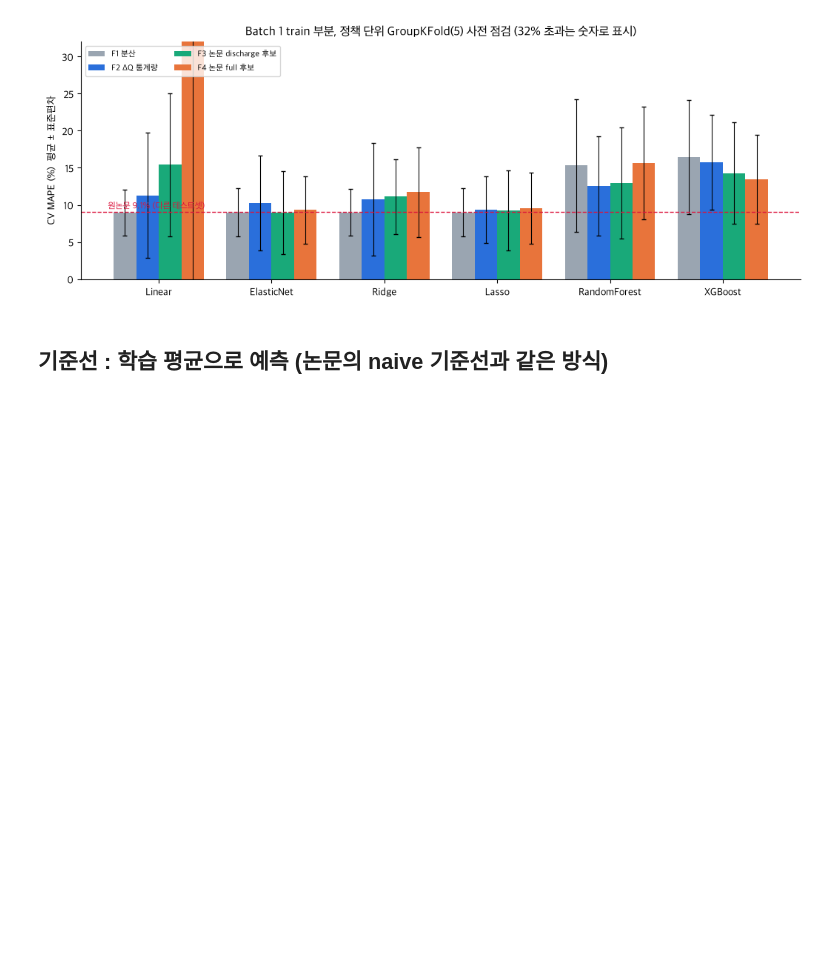
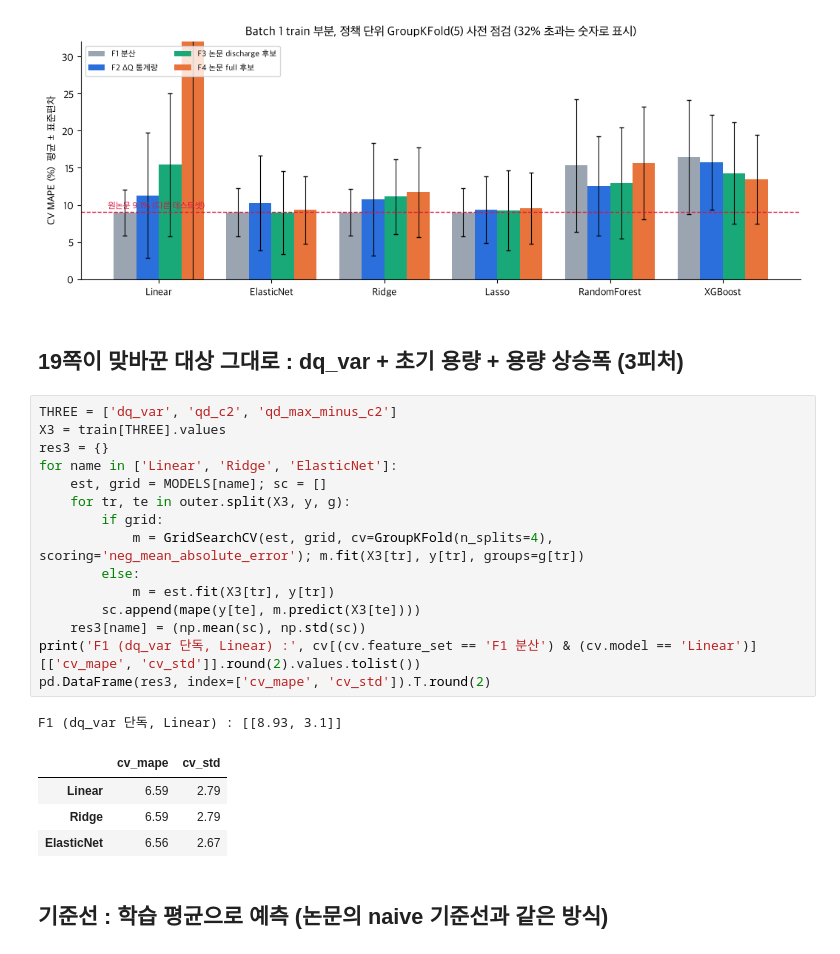
Before and after one commit to 97-99-02/ess-battery-project, a Jupyter notebook: notebooks/02_feature_engineering.ipynb, the cells around one changed output. Cells and saved outputs as stored; diff of their text form; blank space fills up the shorter version.

```diff
--- a/notebooks/02_feature_engineering.ipynb
+++ b/notebooks/02_feature_engineering.ipynb
@@ -128,6 +128,29 @@ plt.tight_layout(); plt.savefig(f'{FIG}/prelim_cv.png', bbox_inches='tight'); pl
 cv.round(2).to_csv('../results/prelim_cv.csv', index=False)
 # %% [output]
 [figure]
+# %% [markdown]
+## 19쪽이 맞바꾼 대상 그대로 : dq_var + 초기 용량 + 용량 상승폭 (3피처)
+# %%
+THREE = ['dq_var', 'qd_c2', 'qd_max_minus_c2']
+X3 = train[THREE].values
+res3 = {}
+for name in ['Linear', 'Ridge', 'ElasticNet']:
+    est, grid = MODELS[name]; sc = []
+    for tr, te in outer.split(X3, y, g):
+        if grid:
+            m = GridSearchCV(est, grid, cv=GroupKFold(n_splits=4), scoring='neg_mean_absolute_error'); m.fit(X3[tr], y[tr], groups=g[tr])
+        else:
+            m = est.fit(X3[tr], y[tr])
+        sc.append(mape(y[te], m.predict(X3[te])))
+    res3[name] = (np.mean(sc), np.std(sc))
+print('F1 (dq_var 단독, Linear) :', cv[(cv.feature_set == 'F1 분산') & (cv.model == 'Linear')][['cv_mape', 'cv_std']].round(2).values.tolist())
+pd.DataFrame(res3, index=['cv_mape', 'cv_std']).T.round(2)
+# %% [output]
+F1 (dq_var 단독, Linear) : [[8.93, 3.1]]
+|  | cv_mape | cv_std |
+| Linear | 6.59 | 2.79 |
+| Ridge | 6.59 | 2.79 |
+| ElasticNet | 6.56 | 2.67 |
 # %% [markdown]
 ## 기준선 : 학습 평균으로 예측 (논문의 naive 기준선과 같은 방식)
 # %%
```
Also changed, not shown: 1 other file.
